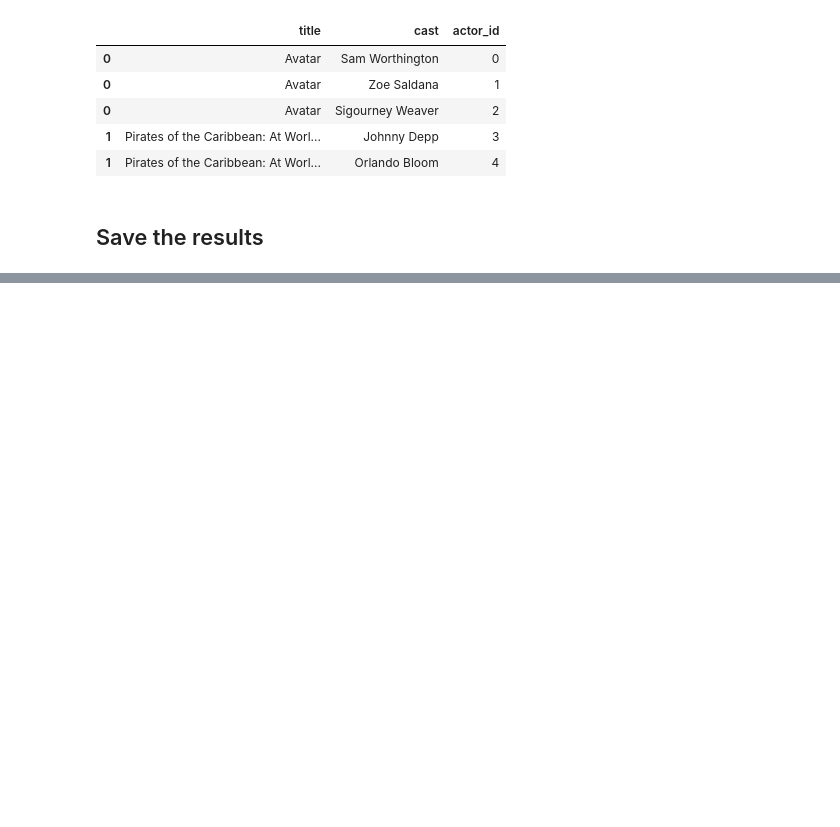
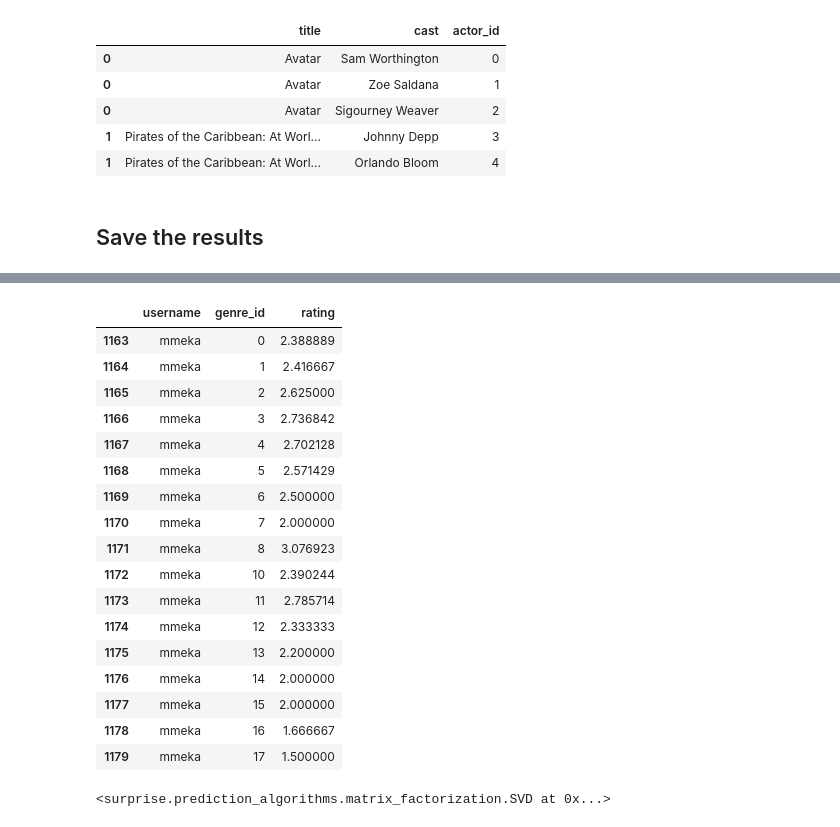
Before and after one commit to python-data-science-2026/Movie-Recommendation-System, a Jupyter notebook: notebooks/Movies_Processing.ipynb, the cells around one changed output, grey strips where cells are left out. Drawn from its saved outputs; the diff is of its cells as text; code cells hidden in the pictures; blank space fills up the shorter version.

Commit message:
Updating functions to get informations that match with surprise inputs...

```diff
--- a/notebooks/Movies_Processing.ipynb
+++ b/notebooks/Movies_Processing.ipynb
@@ -212,0 +357,29 @@ movies_genre_df.to_csv("../data/movies_genres.csv", index=False)
+# %%
+def watch_user_genres_mat(watch_movies_df:pd.DataFrame, movies_genres_df:pd.DataFrame):
+    tmp = pd.merge(watch_movies_df, movies_genres_df,
+                   on="movie_id", how='left').drop(['comment', 'watch_date', 'movie_id'], axis=1)
+
+    return tmp.groupby(['username', 'genre_id']).agg('mean').fillna(0).reset_index()
+# %%
+mat = watch_user_genres_mat(watch_movies_df, movies_genre_df)
+# %%
+mat.loc[mat['username']=='mmeka']
+# %% [output]
+|  | username | genre_id | rating |
+| 1163 | mmeka | 0 | 2.388889 |
+| 1164 | mmeka | 1 | 2.416667 |
+| 1165 | mmeka | 2 | 2.625000 |
+| 1166 | mmeka | 3 | 2.736842 |
+| 1167 | mmeka | 4 | 2.702128 |
+| 1168 | mmeka | 5 | 2.571429 |
+| 1169 | mmeka | 6 | 2.500000 |
+| 1170 | mmeka | 7 | 2.000000 |
+| 1171 | mmeka | 8 | 3.076923 |
+| 1172 | mmeka | 10 | 2.390244 |
+| 1173 | mmeka | 11 | 2.785714 |
+| 1174 | mmeka | 12 | 2.333333 |
+| 1175 | mmeka | 13 | 2.200000 |
+| 1176 | mmeka | 14 | 2.000000 |
+| 1177 | mmeka | 15 | 2.000000 |
+| 1178 | mmeka | 16 | 1.666667 |
+| 1179 | mmeka | 17 | 1.500000 |
@@ -212,0 +396,4 @@ movies_genre_df.to_csv("../data/movies_genres.csv", index=False)
+# %%
+svd.fit(train_set)
+# %% [output]
+<surprise.prediction_algorithms.matrix_factorization.SVD at 0x...>
```
Also changed, not shown: parts of 23 cells of this notebook, 1 other file.
